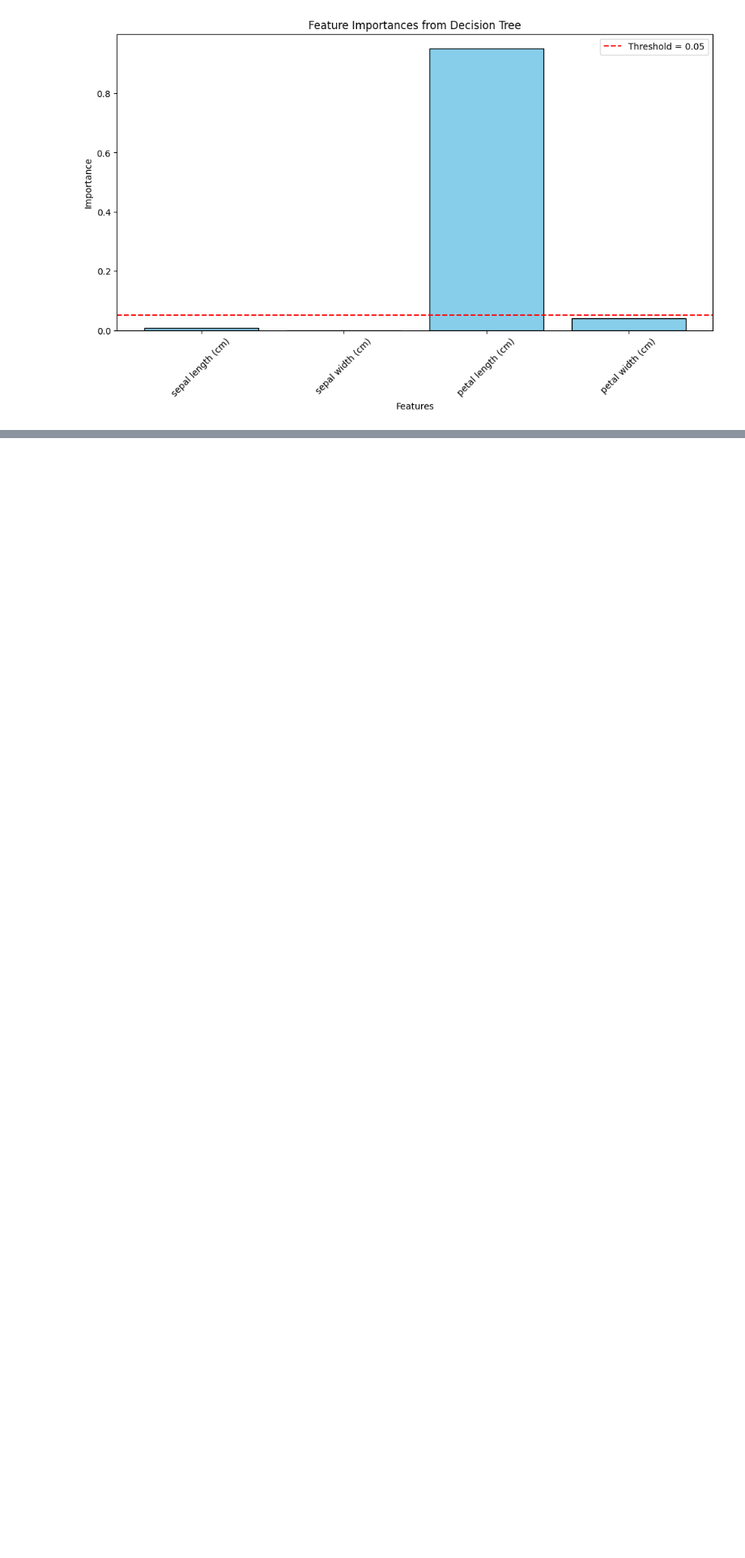
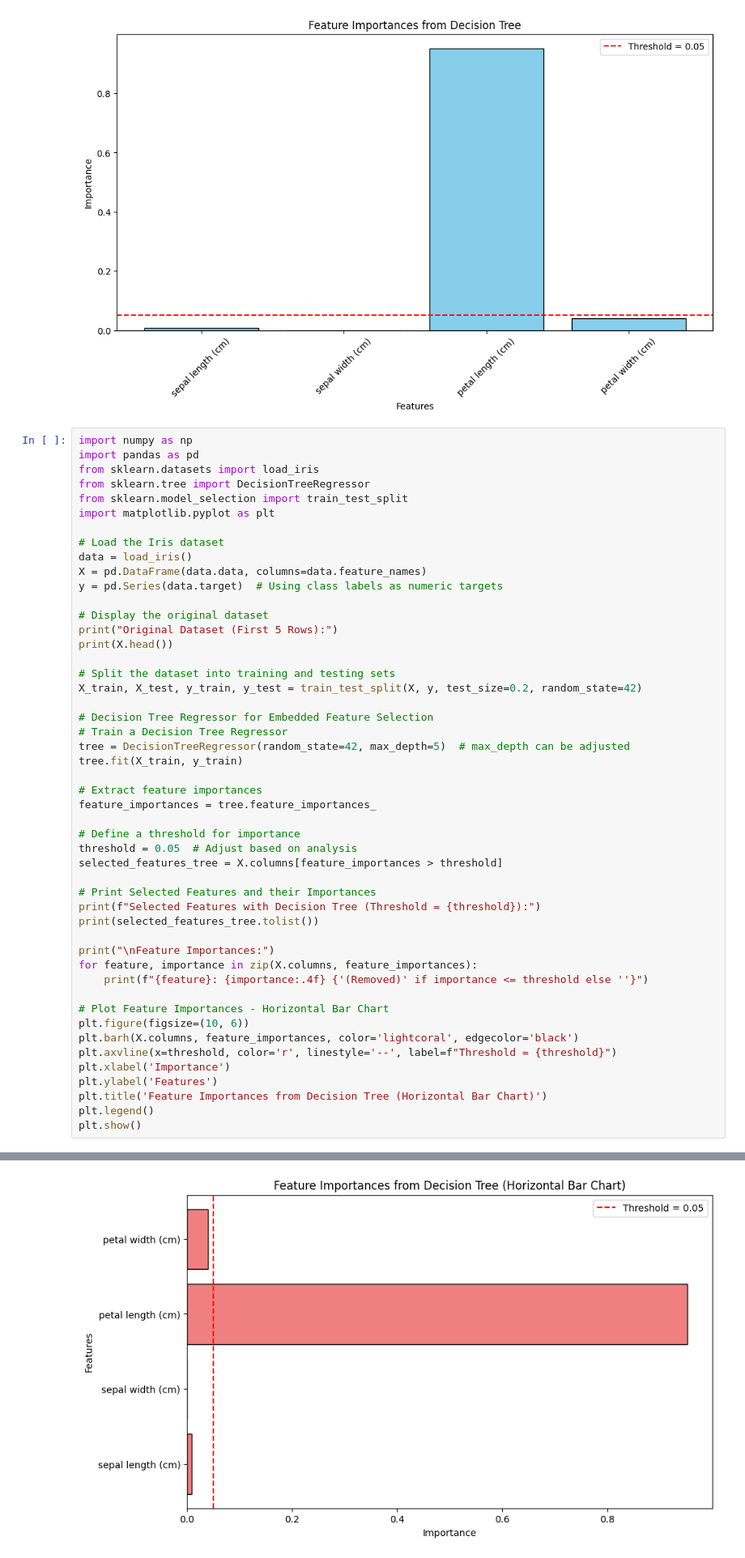
Before and after one commit to PrajwalUnaik/DataAnalytics_Practice, a Jupyter notebook: Day6_Embedded.ipynb, the cells around one changed output, grey strips where cells are left out. Shown at 81% size. Saved outputs shown, nothing was run; the diff lists cells and outputs as text; blank space fills up the shorter version.

```diff
--- a/Day6_Embedded.ipynb
+++ b/Day6_Embedded.ipynb
@@ -226,3 +226,53 @@ sepal width (cm): 0.0000 (Removed)
 petal length (cm): 0.9521
 petal width (cm): 0.0394 (Removed)
 [figure]
+# %%
+import numpy as np
+import pandas as pd
+from sklearn.datasets import load_iris
+from sklearn.tree import DecisionTreeRegressor
+from sklearn.model_selection import train_test_split
+import matplotlib.pyplot as plt
+
+# Load the Iris dataset
+data = load_iris()
+X = pd.DataFrame(data.data, columns=data.feature_names)
+y = pd.Series(data.target)  # Using class labels as numeric targets
+
+# Display the original dataset
+print("Original Dataset (First 5 Rows):")
+print(X.head())
+
+# Split the dataset into training and testing sets
+X_train, X_test, y_train, y_test = train_test_split(X, y, test_size=0.2, random_state=42)
+
+# Decision Tree Regressor for Embedded Feature Selection
+# Train a Decision Tree Regressor
+tree = DecisionTreeRegressor(random_state=42, max_depth=5)  # max_depth can be adjusted
+tree.fit(X_train, y_train)
+
+# Extract feature importances
+feature_importances = tree.feature_importances_
+
+# Define a threshold for importance
+threshold = 0.05  # Adjust based on analysis
+selected_features_tree = X.columns[feature_importances > threshold]
+
+# Print Selected Features and their Importances
+print(f"Selected Features with Decision Tree (Threshold = {threshold}):")
+print(selected_features_tree.tolist())
+
+print("\nFeature Importances:")
+for feature, importance in zip(X.columns, feature_importances):
+    print(f"{feature}: {importance:.4f} {'(Removed)' if importance <= threshold else ''}")
+
+# Plot Feature Importances - Horizontal Bar Chart
+plt.figure(figsize=(10, 6))
+plt.barh(X.columns, feature_importances, color='lightcoral', edgecolor='black')
+plt.axvline(x=threshold, color='r', linestyle='--', label=f"Threshold = {threshold}")
+plt.xlabel('Importance')
+plt.ylabel('Features')
+plt.title('Feature Importances from Decision Tree (Horizontal Bar Chart)')
+plt.legend()
+plt.show()
+# %% [output]
@@ -228,0 +294 @@ petal width (cm): 0.0394 (Removed)
+[figure, added]
```
Also changed, not shown: parts of 1 cell of this notebook.
